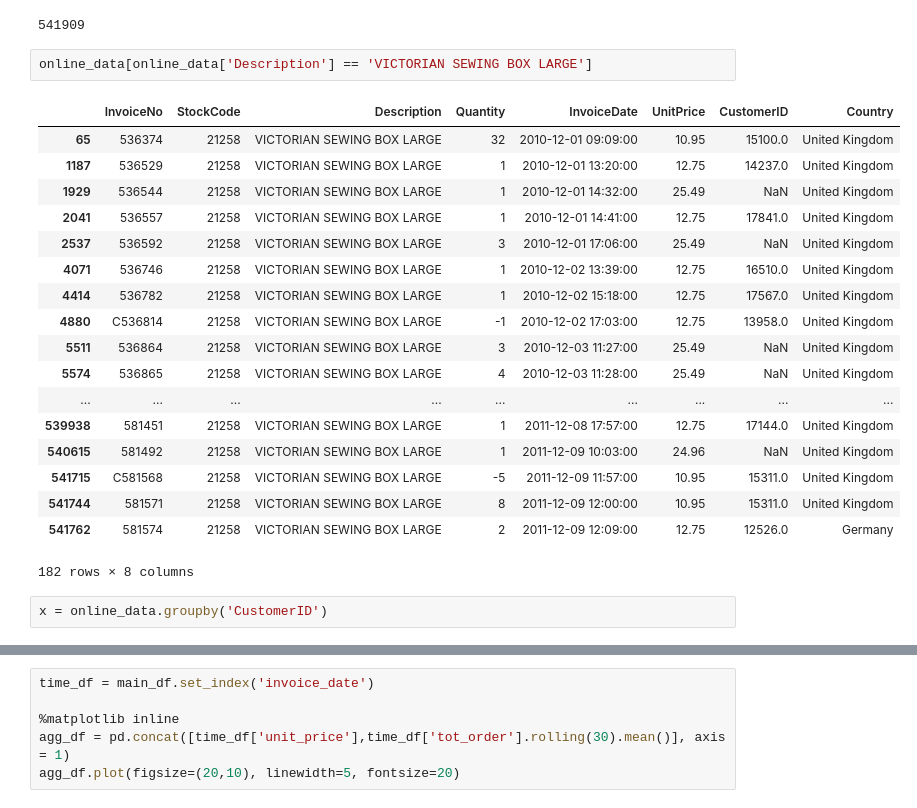
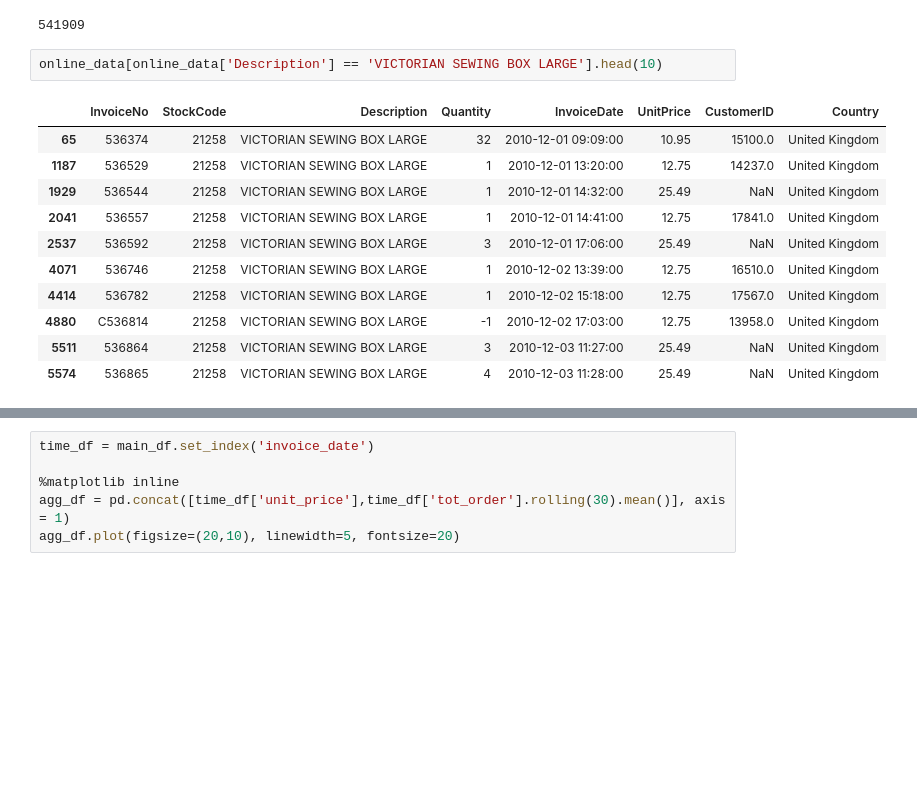
Before and after one commit to finnqiao/cohort_online_retail, a Jupyter notebook: ukretail_cohort.ipynb, the cells around one changed output, grey strips where cells are left out. Cells and saved outputs as stored; diff of their text form; blank space fills up the shorter version.

```diff
--- a/ukretail_cohort.ipynb
+++ b/ukretail_cohort.ipynb
@@ -38,25 +48,16 @@ len(online_data)
 # %% [output]
 541909
 # %%
-online_data[online_data['Description'] == 'VICTORIAN SEWING BOX LARGE']
+online_data[online_data['Description'] == 'VICTORIAN SEWING BOX LARGE'].head(10)
 # %% [output]
 |  | InvoiceNo | StockCode | Description | Quantity | InvoiceDate | UnitPrice | CustomerID | Country |
 | 65 | 536374 | 21258 | VICTORIAN SEWING BOX LARGE | 32 | 2010-12-01 09:09:00 | 10.95 | 15100.0 | United Kingdom |
 | 1187 | 536529 | 21258 | VICTORIAN SEWING BOX LARGE | 1 | 2010-12-01 13:20:00 | 12.75 | 14237.0 | United Kingdom |
 | 1929 | 536544 | 21258 | VICTORIAN SEWING BOX LARGE | 1 | 2010-12-01 14:32:00 | 25.49 | NaN | United Kingdom |
 | 2041 | 536557 | 21258 | VICTORIAN SEWING BOX LARGE | 1 | 2010-12-01 14:41:00 | 12.75 | 17841.0 | United Kingdom |
 | 2537 | 536592 | 21258 | VICTORIAN SEWING BOX LARGE | 3 | 2010-12-01 17:06:00 | 25.49 | NaN | United Kingdom |
 | 4071 | 536746 | 21258 | VICTORIAN SEWING BOX LARGE | 1 | 2010-12-02 13:39:00 | 12.75 | 16510.0 | United Kingdom |
 | 4414 | 536782 | 21258 | VICTORIAN SEWING BOX LARGE | 1 | 2010-12-02 15:18:00 | 12.75 | 17567.0 | United Kingdom |
 | 4880 | C536814 | 21258 | VICTORIAN SEWING BOX LARGE | -1 | 2010-12-02 17:03:00 | 12.75 | 13958.0 | United Kingdom |
 | 5511 | 536864 | 21258 | VICTORIAN SEWING BOX LARGE | 3 | 2010-12-03 11:27:00 | 25.49 | NaN | United Kingdom |
 | 5574 | 536865 | 21258 | VICTORIAN SEWING BOX LARGE | 4 | 2010-12-03 11:28:00 | 25.49 | NaN | United Kingdom |
-| ... | ... | ... | ... | ... | ... | ... | ... | ... |
-| 539938 | 581451 | 21258 | VICTORIAN SEWING BOX LARGE | 1 | 2011-12-08 17:57:00 | 12.75 | 17144.0 | United Kingdom |
-| 540615 | 581492 | 21258 | VICTORIAN SEWING BOX LARGE | 1 | 2011-12-09 10:03:00 | 24.96 | NaN | United Kingdom |
-| 541715 | C581568 | 21258 | VICTORIAN SEWING BOX LARGE | -5 | 2011-12-09 11:57:00 | 10.95 | 15311.0 | United Kingdom |
-| 541744 | 581571 | 21258 | VICTORIAN SEWING BOX LARGE | 8 | 2011-12-09 12:00:00 | 10.95 | 15311.0 | United Kingdom |
-| 541762 | 581574 | 21258 | VICTORIAN SEWING BOX LARGE | 2 | 2011-12-09 12:09:00 | 12.75 | 12526.0 | Germany |
-182 rows × 8 columns
-# %%
-x = online_data.groupby('CustomerID')
```
Also changed, not shown: parts of 52 cells of this notebook.
